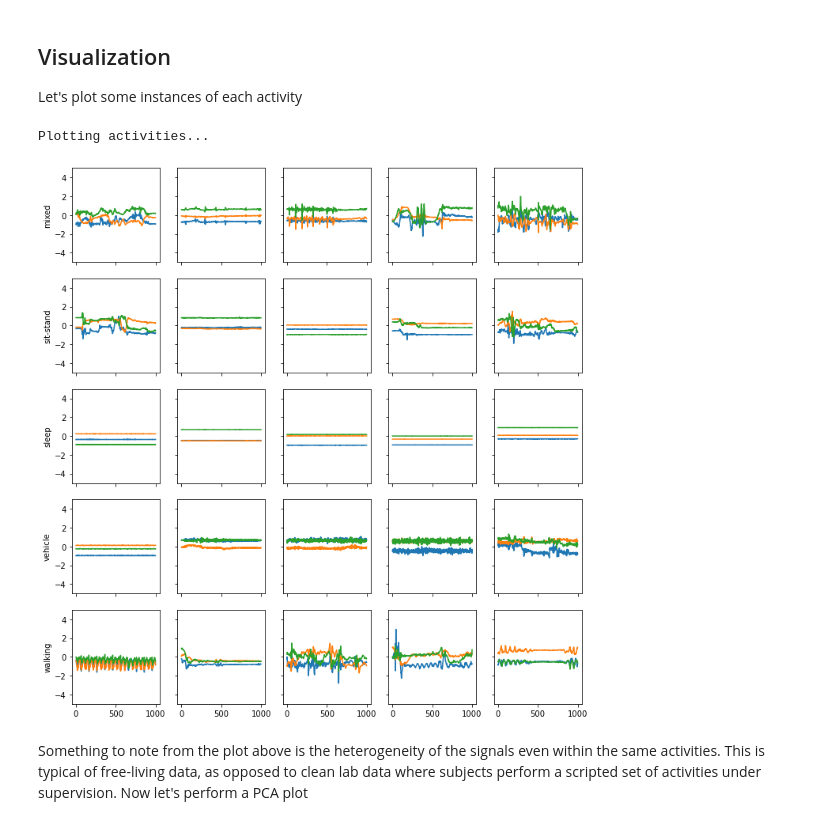
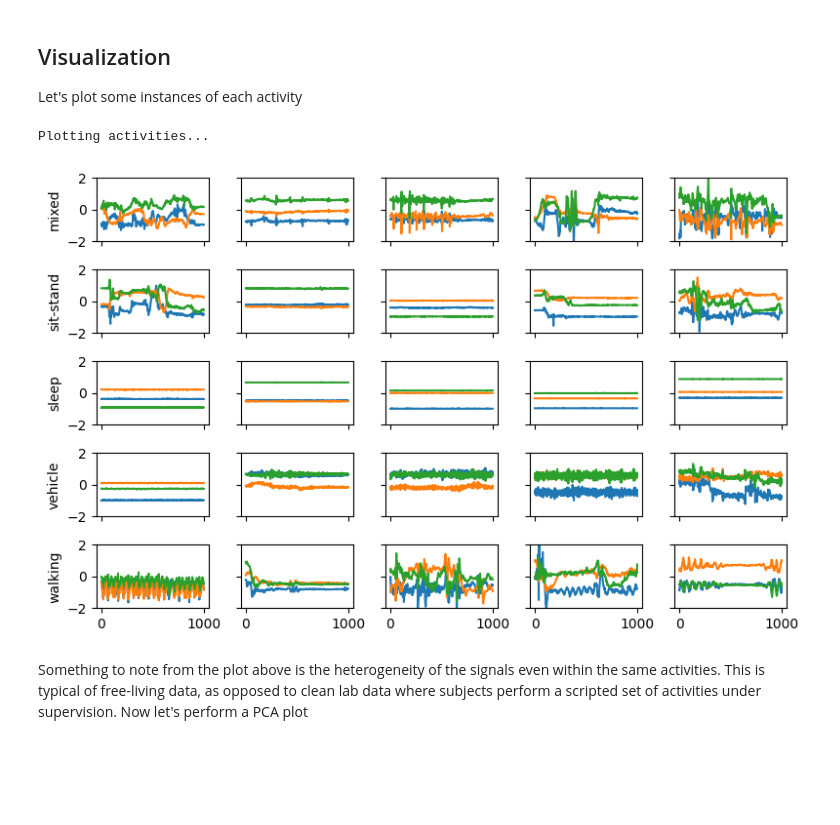
Before and after one commit to OxWearables/capture24, a Jupyter notebook: tutorial.ipynb, the cells around one changed output. Cells and saved outputs as stored; diff of their text form; code cells hidden in the pictures; blank space fills up the shorter version.

```diff
--- a/tutorial.ipynb
+++ b/tutorial.ipynb
@@ -22,10 +26,15 @@ np.random.seed(42)
 # %%
 print('Content of data/')
 print(sorted(os.listdir('data/')))
+
 # Let's load one file
-data = pd.read_csv('data/P001.csv.gz',
-index_col='time', parse_dates=['time'],
-dtype={'x': 'f4', 'y': 'f4', 'z': 'f4', 'annotation': 'string'})
+data = pd.read_csv(
+    'data/P001.csv.gz',
+    index_col='time',
+    parse_dates=['time'],
+    dtype={'x': 'f4', 'y': 'f4', 'z': 'f4', 'annotation': 'string'}
+)
+
 print("\nParticipant P001:")
 print(data)
 print("\nUnique annotations")
@@ -58,8 +67,7 @@ For our purposes, let's simplify the annotations into a reduced set of
 activity labels. The file `data/annotation-label-dictionary.csv` was provided
 for this:
 # %%
-anno_label_dict = pd.read_csv('data/annotation-label-dictionary.csv',
-index_col='annotation', dtype='string')
+anno_label_dict = pd.read_csv('data/annotation-label-dictionary.csv', index_col='annotation', dtype='string')
 print("Annotation-Label Dictionary")
 print(anno_label_dict)
 # %% [output]
@@ -87,9 +95,7 @@ six activity labels: "sleep", "sit-stand", "walking", "vehicle", 'bicycling",
 and "mixed". Let's use it to simplify our annotations.
 # %%
 # Create a new "label" column
-data['label'] = (anno_label_dict['label:Willetts2018']
-.reindex(data['annotation'])
-.to_numpy())
+data['label'] = anno_label_dict[LABEL_SET].reindex(data['annotation']).to_numpy()
 print('\nLabel distribution')
 print(data['label'].value_counts(normalize=True))
 # %% [output]
@@ -108,7 +115,7 @@ Note: This may take a while
 # Extract windows. Make a function as we will need it again later.
 def extract_windows(data, winsize='10s'):
     X, Y = [], []
-    for t, w in data.resample(winsize, origin='start'):
+    for t, w in tqdm(data.resample(winsize, origin='start')):
 
         # Check window has no NaNs and is of correct length
         # 10s @ 100Hz = 1000 ticks
@@ -136,20 +143,20 @@ Let's plot some instances of each activity
 # %%
 # Plot activities
 print("Plotting activities...")
 NPLOTS = 5
 unqY = np.unique(Y)
-fig, axs = plt.subplots(len(unqY), NPLOTS, sharex=True, sharey=True, figsize=(10,10))
+fig, axs = plt.subplots(len(unqY), NPLOTS, sharex=True, sharey=True, figsize=(8, len(unqY)))
 for y, row in zip(unqY, axs):
     idxs = np.random.choice(np.where(Y==y)[0], size=NPLOTS)
     row[0].set_ylabel(y)
     for x, ax in zip(X[idxs], row):
         ax.plot(x)
-        ax.set_ylim(-5,5)
+        ax.set_ylim(-2, 2)
 fig.tight_layout()
 fig.show()
 # %% [output]
 Plotting activities...
-[figure, old version]
+[figure, new version]
 # %% [markdown]
 Something to note from the plot above is the heterogeneity of the signals even
 within the same activities. This is typical of free-living data, as opposed to
```
Also changed, not shown: parts of 8 cells of this notebook.
